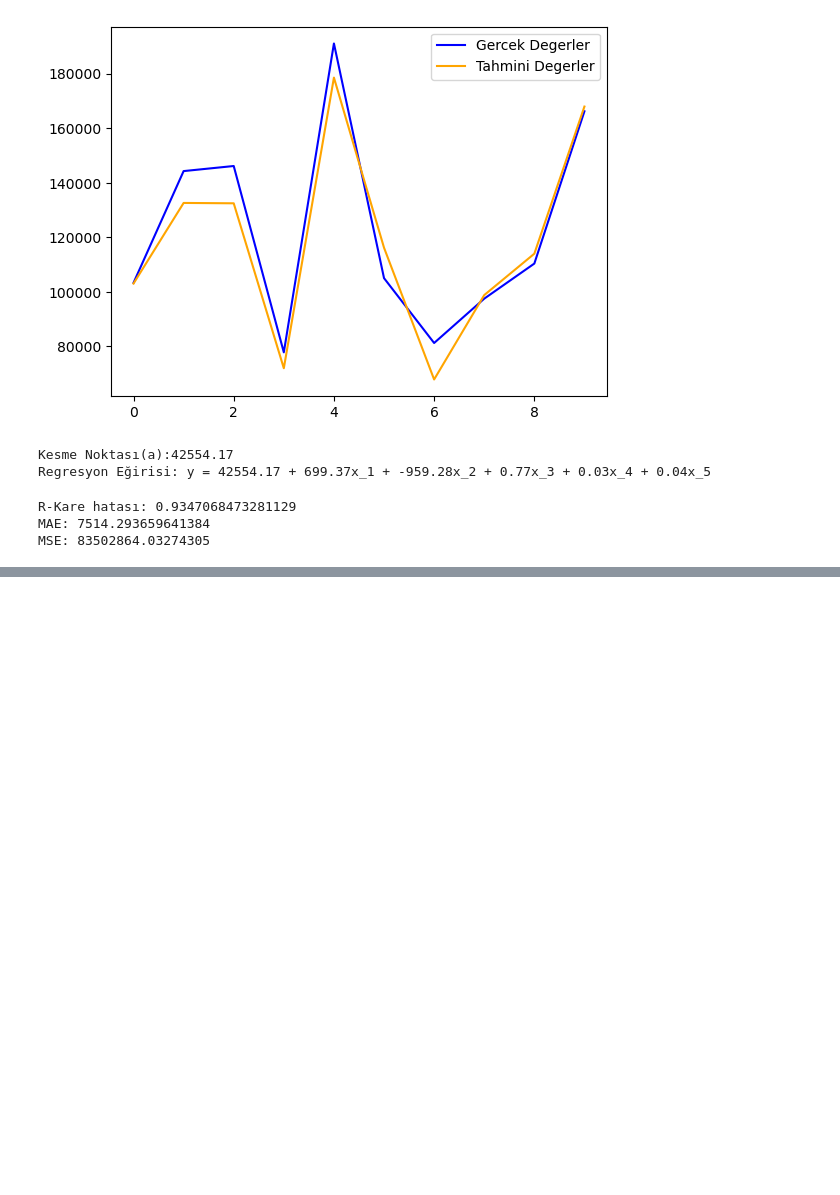
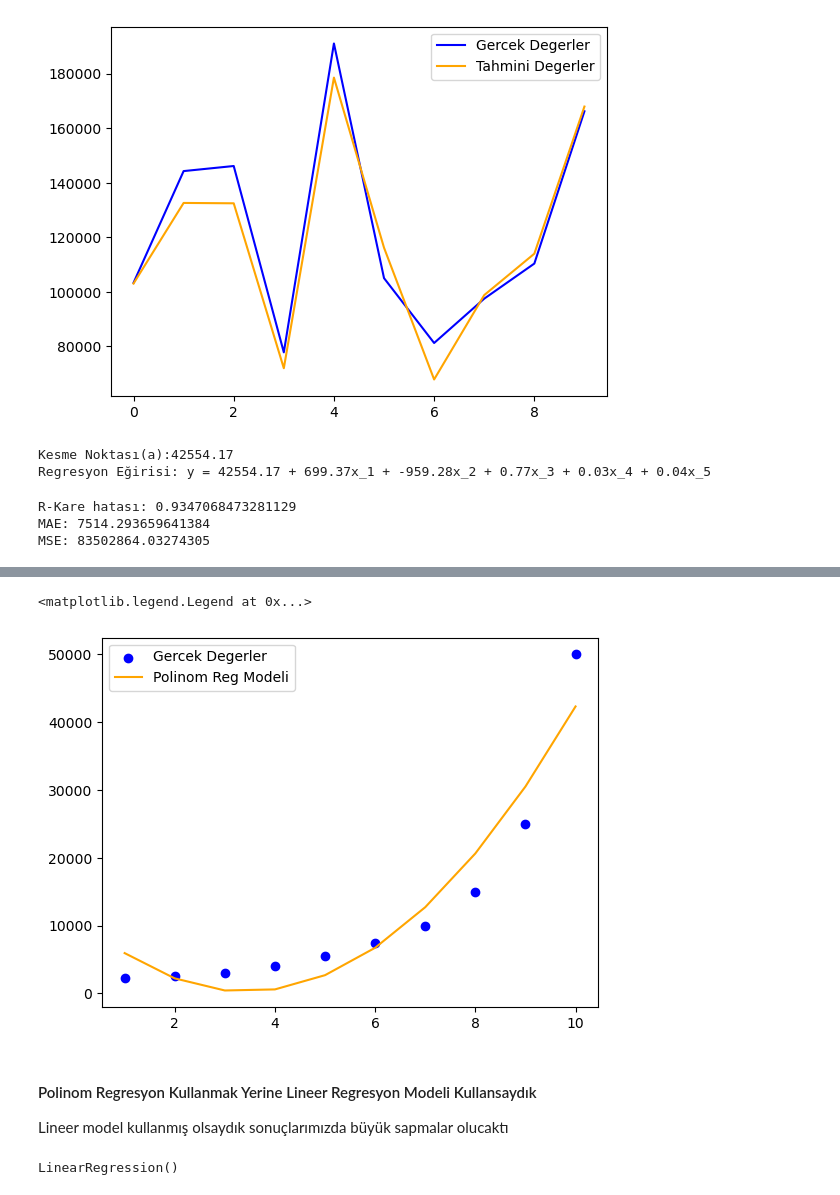
Before and after one commit to muhammedaltunisik/machineLearning-algorithms, a Jupyter notebook: Linear-Regression-Sklearn.ipynb, the cells around one changed output, grey strips where cells are left out. Drawn from its saved outputs; the diff is of its cells as text; code cells hidden in the pictures; blank space fills up the shorter version.

Commit message:
'linear-reg2'

```diff
--- a/Linear-Regression-Sklearn.ipynb
+++ b/Linear-Regression-Sklearn.ipynb
@@ -340,0 +417,3 @@ MSE: 83502864.03274305
+# %%
+X_train = X
+y_train = y
@@ -340,0 +428,9 @@ MSE: 83502864.03274305
+# %%
+from sklearn.preprocessing import PolynomialFeatures
+from sklearn.linear_model import LinearRegression
+
+poly_reg = PolynomialFeatures(degree = 2)
+
+x_poly = poly_reg.fit_transform(X_train)
+
+x_poly
@@ -340,0 +448,5 @@ MSE: 83502864.03274305
+# %%
+# Model oluşturma ve eğitme
+
+lin_reg = LinearRegression()
+lin_reg.fit(x_poly,y_train)
@@ -340,0 +459,20 @@ MSE: 83502864.03274305
+# %%
+y_pred = lin_reg.predict(x_poly)
+# %%
+plt.scatter(X,y, color = 'b', label = 'Gercek Degerler')
+plt.plot(X,y_pred, color = 'orange', label = 'Polinom Reg Modeli')
+plt.legend()
+# %% [output]
+<matplotlib.legend.Legend at 0x...>
+[figure, added]
+# %% [markdown]
+#### Polinom Regresyon Kullanmak Yerine Lineer Regresyon Modeli Kullansaydık
+
+Lineer model kullanmış olsaydık sonuçlarımızda büyük sapmalar olucaktı
+# %%
+#Model oluşturma
+
+lin_reg2 = LinearRegression()
+lin_reg2.fit(X_train,y_train)
+# %% [output]
+LinearRegression()
```
Also changed, not shown: parts of 15 cells of this notebook, 2 other files.
